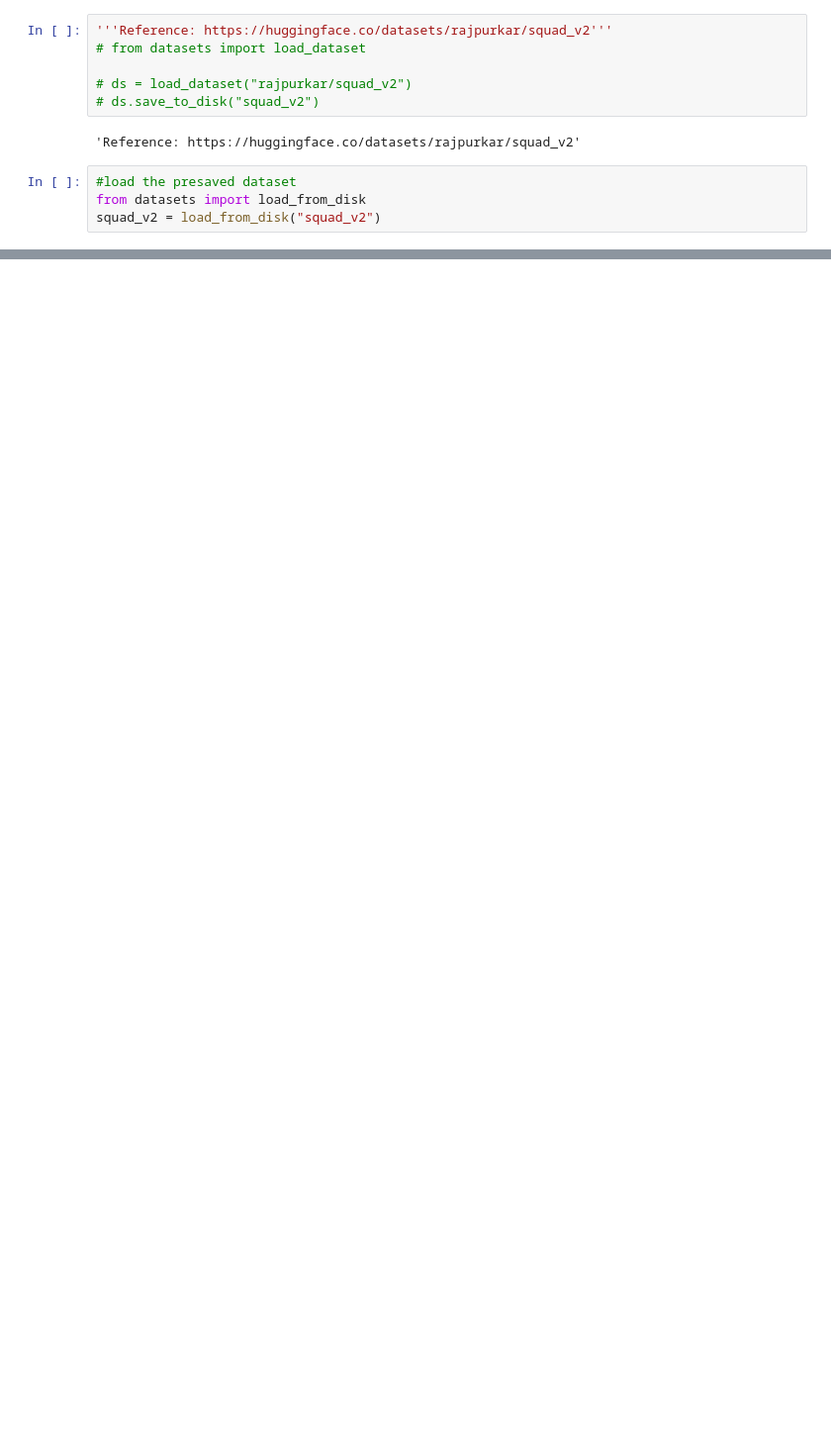
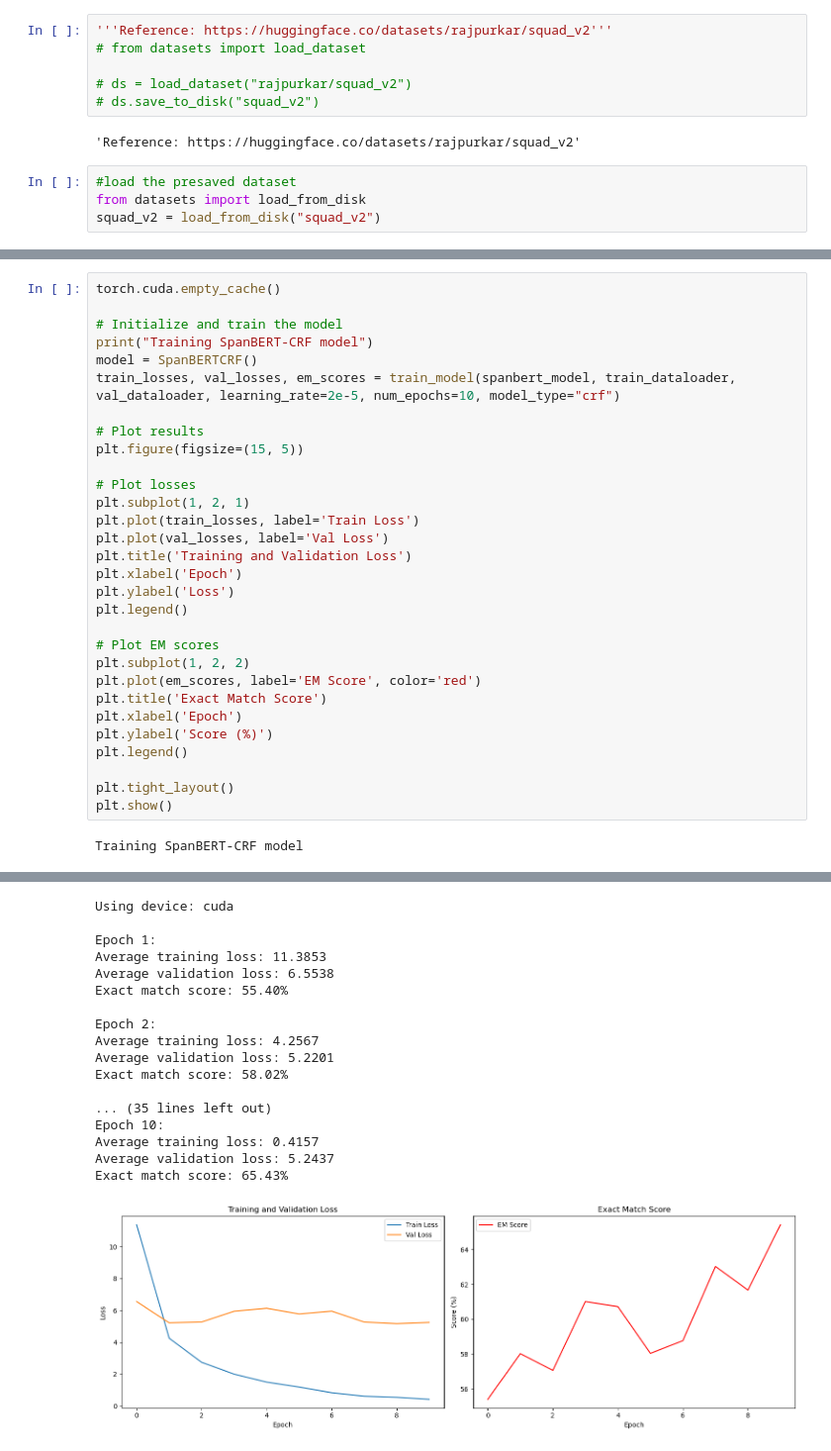
Before and after one commit to rishipendyala/CSE556-Natural-Language-Processing, a Jupyter notebook: Assignment_2/Task3/task3.ipynb, the cells around one changed output, grey strips where cells are left out. Shown: that part at 99% size. Cells and saved outputs as stored; diff of their text form; blank space fills up the shorter version.

```diff
--- a/Assignment_2/Task3/task3.ipynb
+++ b/Assignment_2/Task3/task3.ipynb
@@ -409,0 +526,32 @@ Exact match score: 51.46%
+# %%
+torch.cuda.empty_cache()
+
+# Initialize and train the model
+print("Training SpanBERT-CRF model")
+model = SpanBERTCRF()
+train_losses, val_losses, em_scores = train_model(spanbert_model, train_dataloader, val_dataloader, learning_rate=2e-5, num_epochs=10, model_type="crf")
+
+# Plot results
+plt.figure(figsize=(15, 5))
+
+# Plot losses
+plt.subplot(1, 2, 1)
+plt.plot(train_losses, label='Train Loss')
+plt.plot(val_losses, label='Val Loss')
+plt.title('Training and Validation Loss')
+plt.xlabel('Epoch')
+plt.ylabel('Loss')
+plt.legend()
+
+# Plot EM scores
+plt.subplot(1, 2, 2)
+plt.plot(em_scores, label='EM Score', color='red')
+plt.title('Exact Match Score')
+plt.xlabel('Epoch')
+plt.ylabel('Score (%)')
+plt.legend()
+
+plt.tight_layout()
+plt.show()
+# %% [output]
+Training SpanBERT-CRF model
@@ -409,0 +560,18 @@ Exact match score: 51.46%
+Using device: cuda
+
+Epoch 1:
+Average training loss: 11.3853
+Average validation loss: 6.5538
+Exact match score: 55.40%
+
+Epoch 2:
+Average training loss: 4.2567
+Average validation loss: 5.2201
+Exact match score: 58.02%
+
+... (35 lines left out)
+Epoch 10:
+Average training loss: 0.4157
+Average validation loss: 5.2437
+Exact match score: 65.43%
+[figure, added]
```
Also changed, not shown: parts of 9 cells of this notebook, 2 other files.
